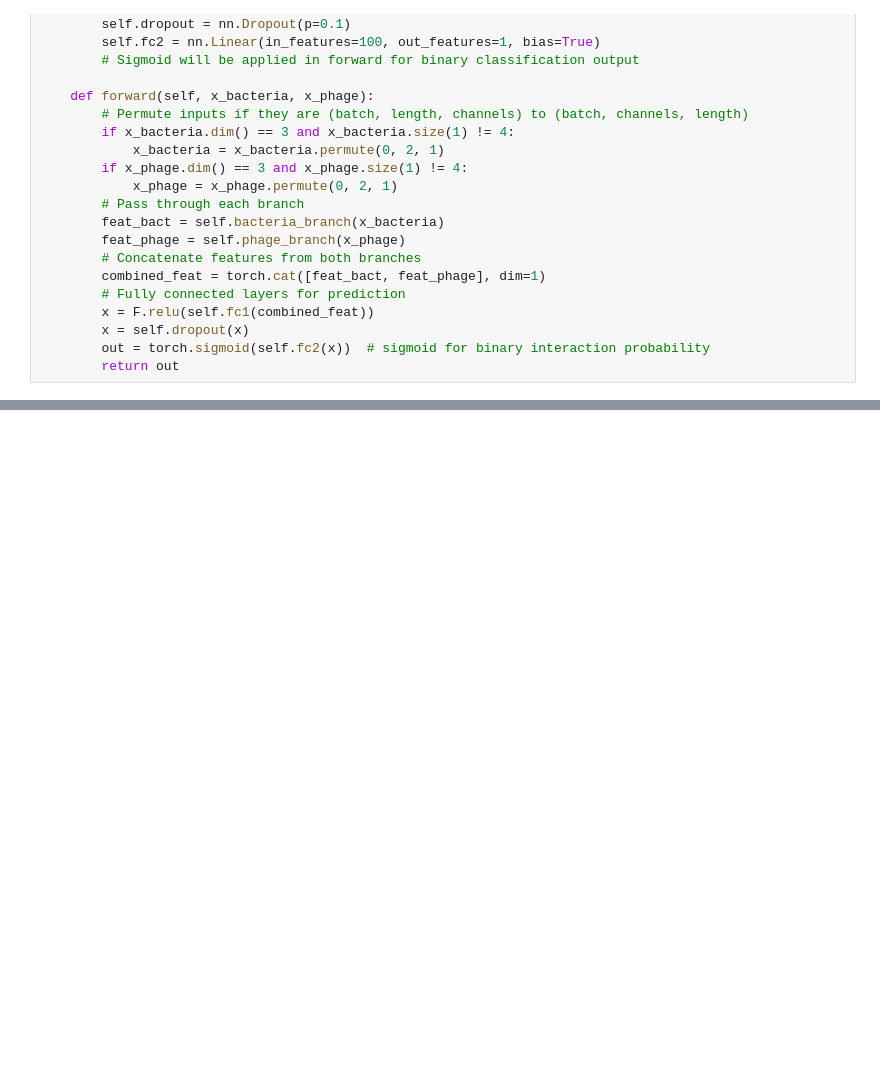
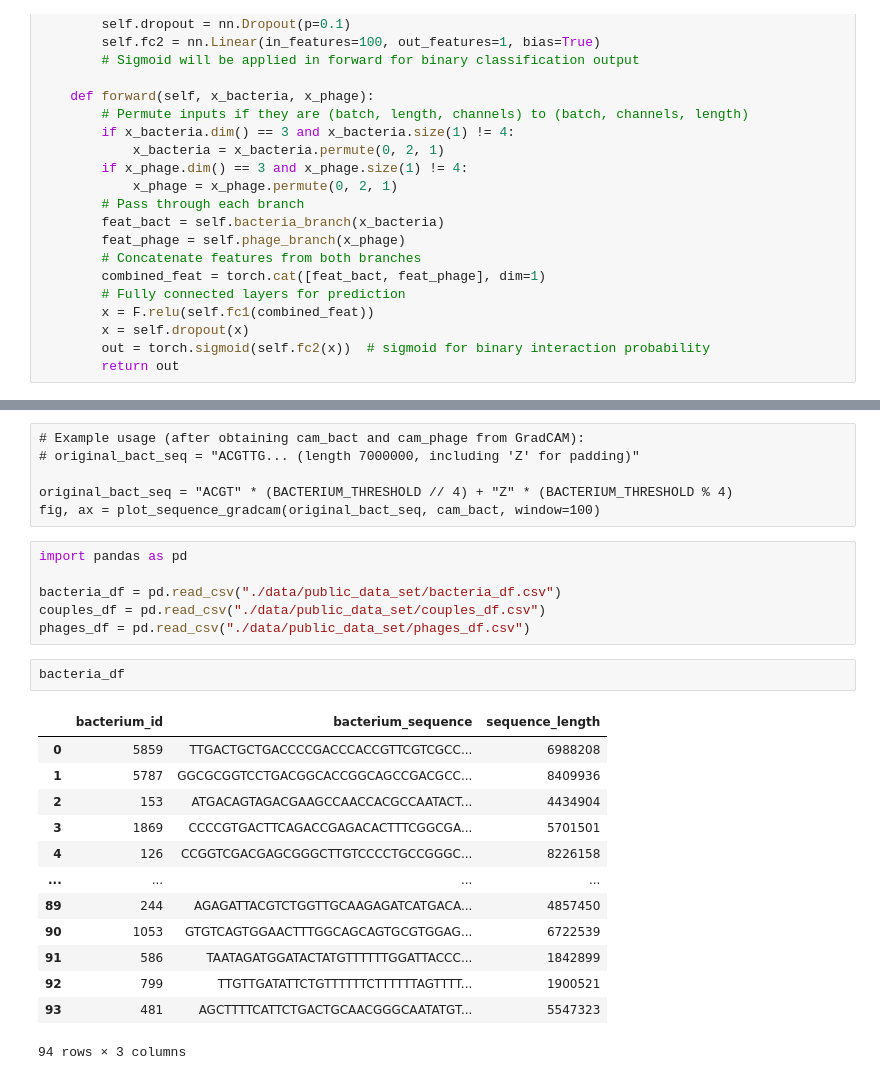
Before and after one commit to arthurbabey/gradcam1D, a Jupyter notebook: keras2torch.ipynb, the cells around one changed output, grey strips where cells are left out. Drawn from its saved outputs; the diff is of its cells as text; blank space fills up the shorter version.

```diff
--- a/keras2torch.ipynb
+++ b/keras2torch.ipynb
@@ -264,0 +286,28 @@ def plot_sequence_gradcam(sequence, importance_scores, start=None, end=None, win
+# %% [raw]
+# Example usage (after obtaining cam_bact and cam_phage from GradCAM):
+# original_bact_seq = "ACGTTG... (length 7000000, including 'Z' for padding)"
+
+original_bact_seq = "ACGT" * (BACTERIUM_THRESHOLD // 4) + "Z" * (BACTERIUM_THRESHOLD % 4)
+fig, ax = plot_sequence_gradcam(original_bact_seq, cam_bact, window=100)
+# %%
+import pandas as pd
+
+bacteria_df = pd.read_csv("./data/public_data_set/bacteria_df.csv")
+couples_df = pd.read_csv("./data/public_data_set/couples_df.csv")
+phages_df = pd.read_csv("./data/public_data_set/phages_df.csv")
+# %%
+bacteria_df
+# %% [output]
+|  | bacterium_id | bacterium_sequence | sequence_length |
+| 0 | 5859 | TTGACTGCTGACCCCGACCCACCGTTCGTCGCC... | 6988208 |
+| 1 | 5787 | GGCGCGGTCCTGACGGCACCGGCAGCCGACGCC... | 8409936 |
+| 2 | 153 | ATGACAGTAGACGAAGCCAACCACGCCAATACT... | 4434904 |
+| 3 | 1869 | CCCCGTGACTTCAGACCGAGACACTTTCGGCGA... | 5701501 |
+| 4 | 126 | CCGGTCGACGAGCGGGCTTGTCCCCTGCCGGGC... | 8226158 |
+| ... | ... | ... | ... |
+| 89 | 244 | AGAGATTACGTCTGGTTGCAAGAGATCATGACA... | 4857450 |
+| 90 | 1053 | GTGTCAGTGGAACTTTGGCAGCAGTGCGTGGAG... | 6722539 |
+| 91 | 586 | TAATAGATGGATACTATGTTTTTTGGATTACCC... | 1842899 |
+| 92 | 799 | TTGTTGATATTCTGTTTTTTCTTTTTTAGTTTT... | 1900521 |
+| 93 | 481 | AGCTTTTCATTCTGACTGCAACGGGCAATATGT... | 5547323 |
+94 rows × 3 columns
```
Also changed, not shown: parts of 17 cells of this notebook.
